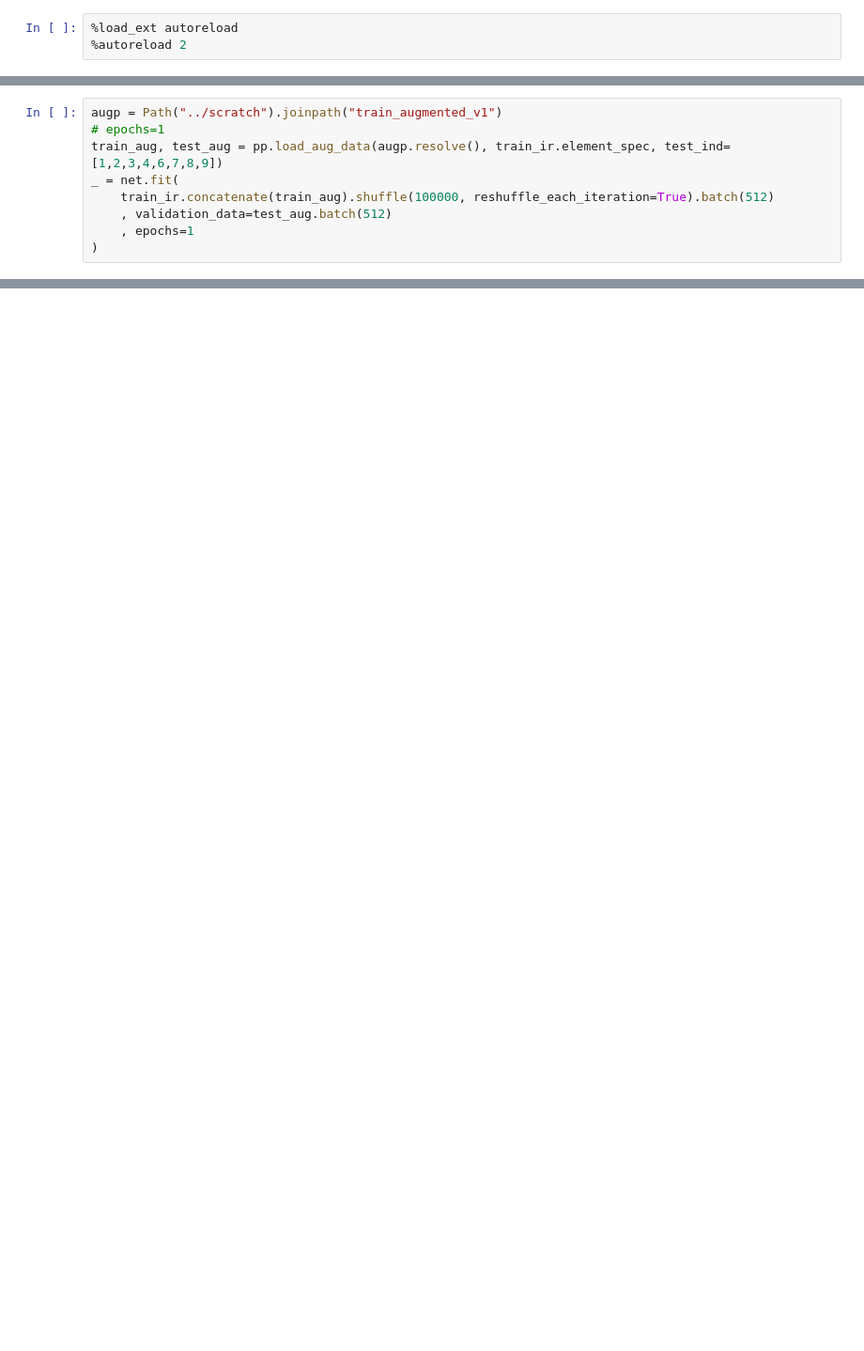
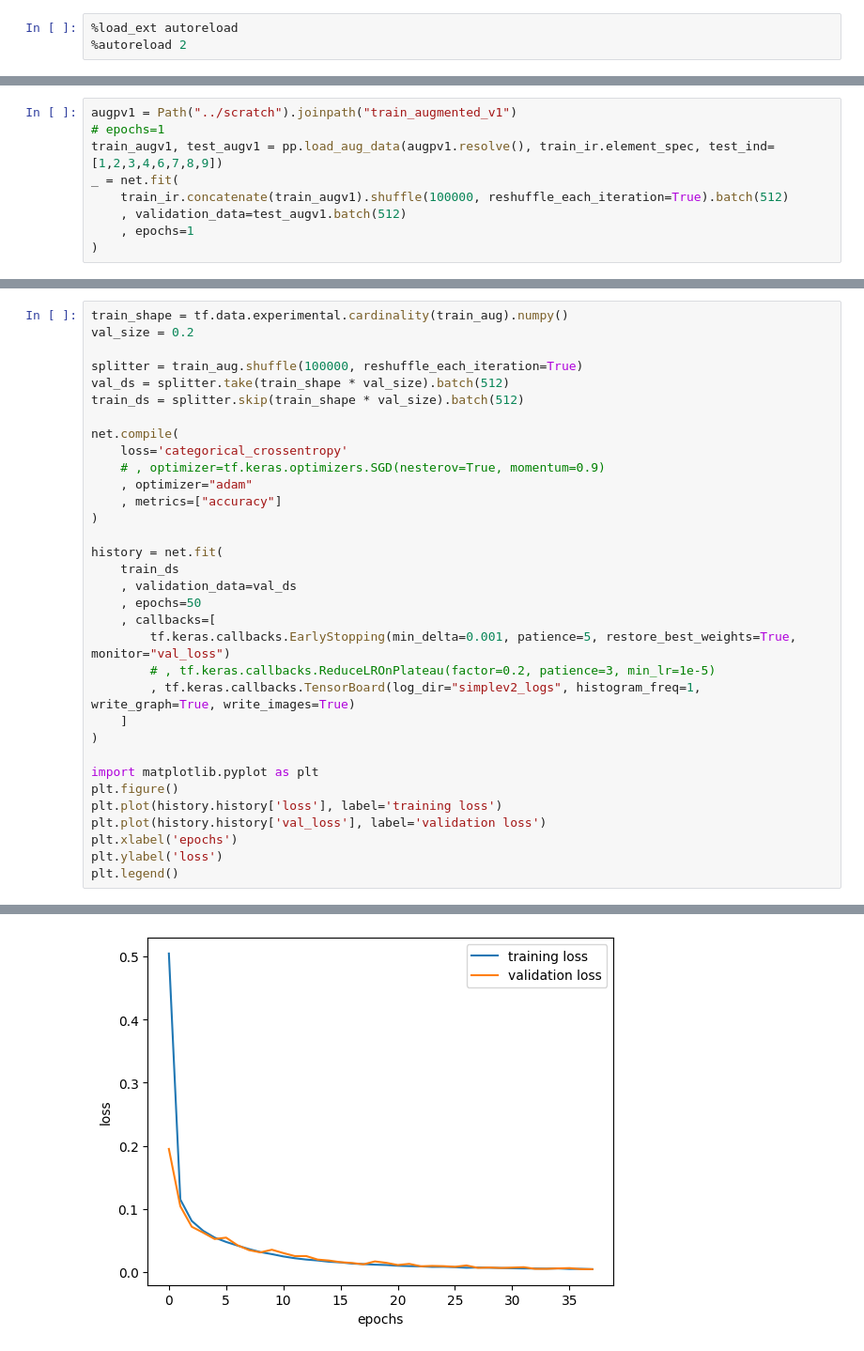
Before and after one commit to boeyjw/KCL-MNIST-Coursework-1, a Jupyter notebook: cw1/04_Simple_Deep.ipynb, the cells around one changed output, grey strips where cells are left out. Shown at 94% size. Cells and saved outputs as stored; diff of their text form; blank space fills up the shorter version.

```diff
--- a/cw1/04_Simple_Deep.ipynb
+++ b/cw1/04_Simple_Deep.ipynb
@@ -215,10 +215,10 @@ Epoch 37/50
 # %%
-augp = Path("../scratch").joinpath("train_augmented_v1")
+augpv1 = Path("../scratch").joinpath("train_augmented_v1")
 # epochs=1
-train_aug, test_aug = pp.load_aug_data(augp.resolve(), train_ir.element_spec, test_ind=[1,2,3,4,6,7,8,9])
+train_augv1, test_augv1 = pp.load_aug_data(augpv1.resolve(), train_ir.element_spec, test_ind=[1,2,3,4,6,7,8,9])
 _ = net.fit(
-    train_ir.concatenate(train_aug).shuffle(100000, reshuffle_each_iteration=True).batch(512)
-    , validation_data=test_aug.batch(512)
+    train_ir.concatenate(train_augv1).shuffle(100000, reshuffle_each_iteration=True).batch(512)
+    , validation_data=test_augv1.batch(512)
     , epochs=1
 )
 # %% [output]
@@ -243,0 +345,34 @@ net.save(modelp.joinpath("simple."+version+".h5").resolve().as_posix(), save_for
+# %%
+train_shape = tf.data.experimental.cardinality(train_aug).numpy()
+val_size = 0.2
+
+splitter = train_aug.shuffle(100000, reshuffle_each_iteration=True)
+val_ds = splitter.take(train_shape * val_size).batch(512)
+train_ds = splitter.skip(train_shape * val_size).batch(512)
+
+net.compile(
+    loss='categorical_crossentropy'
+    # , optimizer=tf.keras.optimizers.SGD(nesterov=True, momentum=0.9)
+    , optimizer="adam"
+    , metrics=["accuracy"]
+)
+
+history = net.fit(
+    train_ds
+    , validation_data=val_ds
+    , epochs=50
+    , callbacks=[
+        tf.keras.callbacks.EarlyStopping(min_delta=0.001, patience=5, restore_best_weights=True, monitor="val_loss")
+        # , tf.keras.callbacks.ReduceLROnPlateau(factor=0.2, patience=3, min_lr=1e-5)
+        , tf.keras.callbacks.TensorBoard(log_dir="simplev2_logs", histogram_freq=1, write_graph=True, write_images=True)
+    ]
+)
+
+import matplotlib.pyplot as plt
+plt.figure()
+plt.plot(history.history['loss'], label='training loss')
+plt.plot(history.history['val_loss'], label='validation loss')
+plt.xlabel('epochs')
+plt.ylabel('loss')
+plt.legend()
+# %% [output]
@@ -243,0 +417 @@ net.save(modelp.joinpath("simple."+version+".h5").resolve().as_posix(), save_for
+[figure, added]
```
Also changed, not shown: parts of 15 cells of this notebook, 5 other files.
